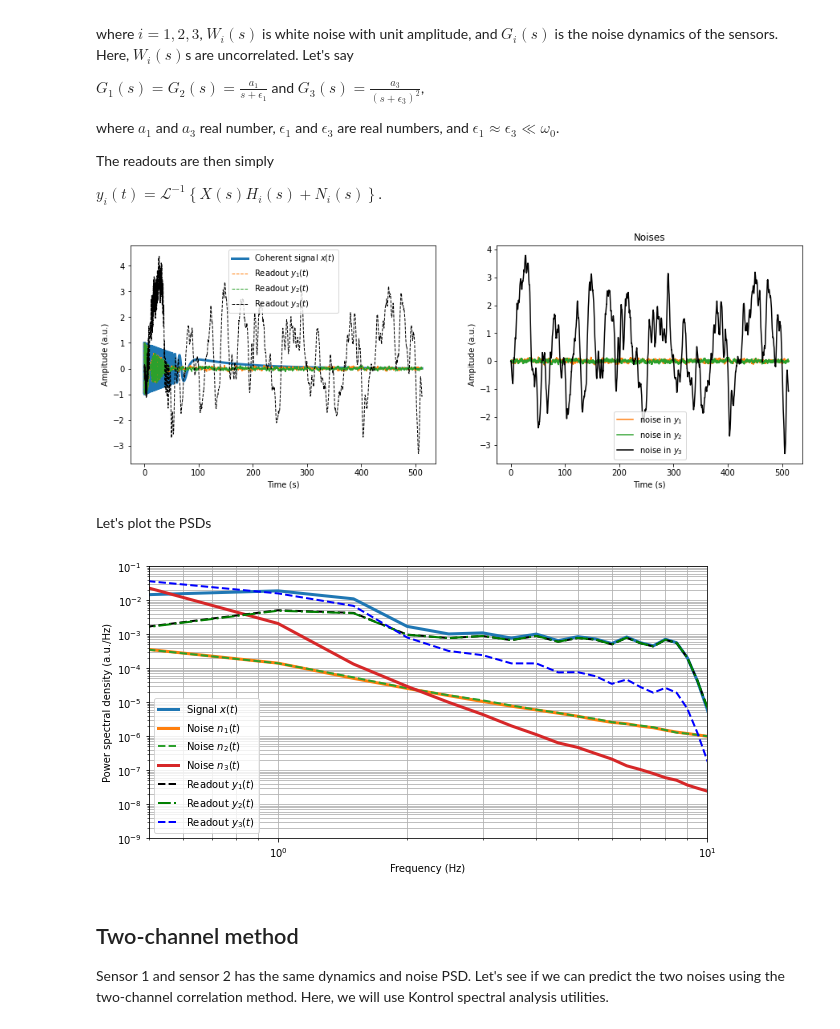
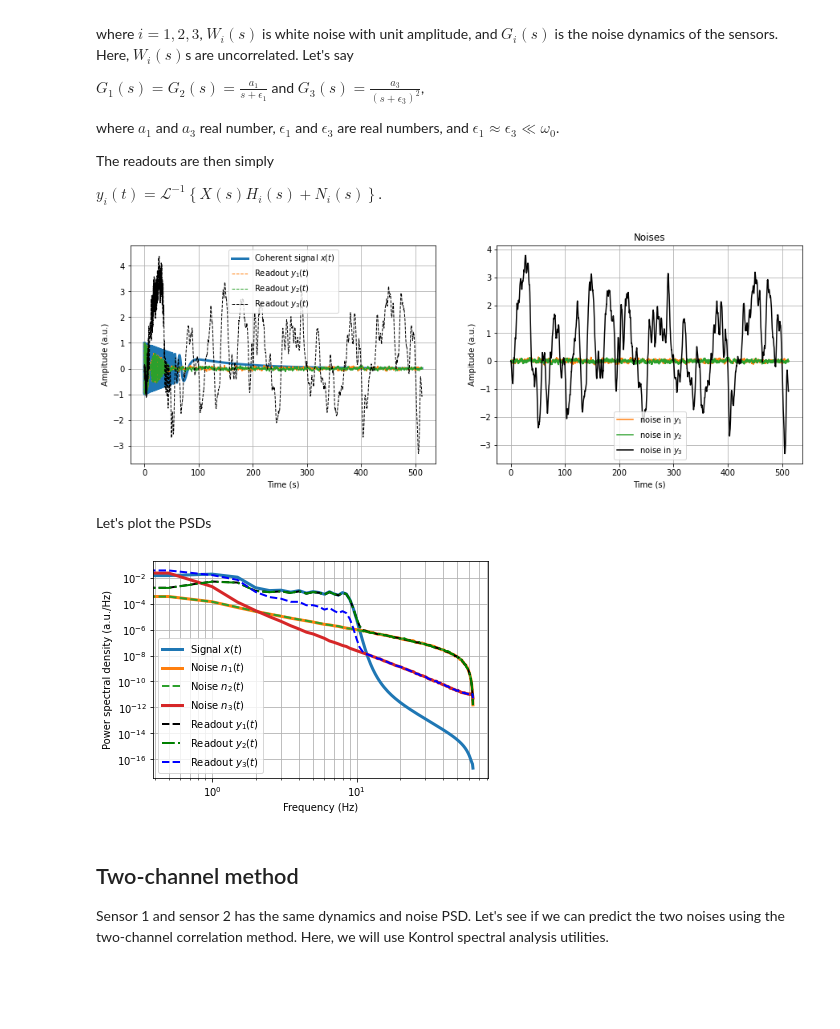
Before and after one commit to terrencetec/kontrol, a Jupyter notebook: docs/source/tutorials/noise_estimation_using_correlation_methods.ipynb, the cells around one changed output. Cells and saved outputs as stored; diff of their text form; code cells hidden in the pictures; blank space fills up the shorter version.

```diff
--- a/docs/source/tutorials/noise_estimation_using_correlation_methods.ipynb
+++ b/docs/source/tutorials/noise_estimation_using_correlation_methods.ipynb
@@ -94,6 +94,7 @@ plt.plot(t, y1, "--", label="Readout $y_1(t)$", lw=1)
 plt.plot(t, y2, "--", label="Readout $y_2(t)$", lw=1)
 plt.plot(t, y3, "k--", label="Readout $y_3(t)$", lw=1)
 plt.legend(loc=0)
+plt.grid(which="both")
 plt.ylabel("Ampitude (a.u.)")
 plt.xlabel("Time (s)")
 
@@ -103,43 +104,44 @@ plt.plot(t, n1, label="noise in $y_1$")
 plt.plot(t, n2, label="noise in $y_2$")
 plt.plot(t, n3, "k", label="noise in $y_3$")
 plt.legend(loc=0)
+plt.grid(which="both")
 plt.ylabel("Ampitude (a.u.)")
 plt.xlabel("Time (s)")
 
 plt.show()
 # %% [output]
-[figure, old version]
+[figure, new version]
 # %% [markdown]
 Let's plot the PSDs
 # %%
 import scipy.signal
 
 f, P_x = scipy.signal.welch(x, fs=fs)
 f, P_n1 = scipy.signal.welch(n1, fs=fs)
 f, P_n2 = scipy.signal.welch(n2, fs=fs)
 f, P_n3 = scipy.signal.welch(n3, fs=fs)
 f, P_y1 = scipy.signal.welch(y1, fs=fs)
 f, P_y2 = scipy.signal.welch(y2, fs=fs)
 f, P_y3 = scipy.signal.welch(y3, fs=fs)
 
-plt.figure(figsize=(10, 5))
+plt.figure(figsize=(6, 4))
 plt.loglog(f, P_x, label="Signal $x(t)$", lw=3)
 plt.loglog(f, P_n1, label="Noise $n_1(t)$", lw=3)
 plt.loglog(f, P_n2, "--", label="Noise $n_2(t)$", lw=2)
 plt.loglog(f, P_n3, label="Noise $n_3(t)$", lw=3)
 plt.loglog(f, P_y1, "k--", label="Readout $y_1(t)$", lw=2)
 plt.loglog(f, P_y2, "g-.", label="Readout $y_2(t)$", lw=2)
 plt.loglog(f, P_y3, "b--", label="Readout $y_3(t)$", lw=2)
 plt.legend(loc=0)
 plt.grid(which="both")
-plt.ylim(1e-9, 1e-1)
-plt.xlim(0.5, 10)
+# plt.ylim(1e-9, 1e-1)
+# plt.xlim(0.5, 10)
 plt.ylabel("Power spectral density (a.u./Hz)")
 plt.xlabel("Frequency (Hz)")
 
 plt.show()
 # %% [output]
-[figure, old version]
+[figure, new version]
 # %% [markdown]
 ## Two-channel method
 Sensor 1 and sensor 2 has the same dynamics and noise PSD.
```
Also changed, not shown: parts of 4 cells of this notebook, 2 other files.
